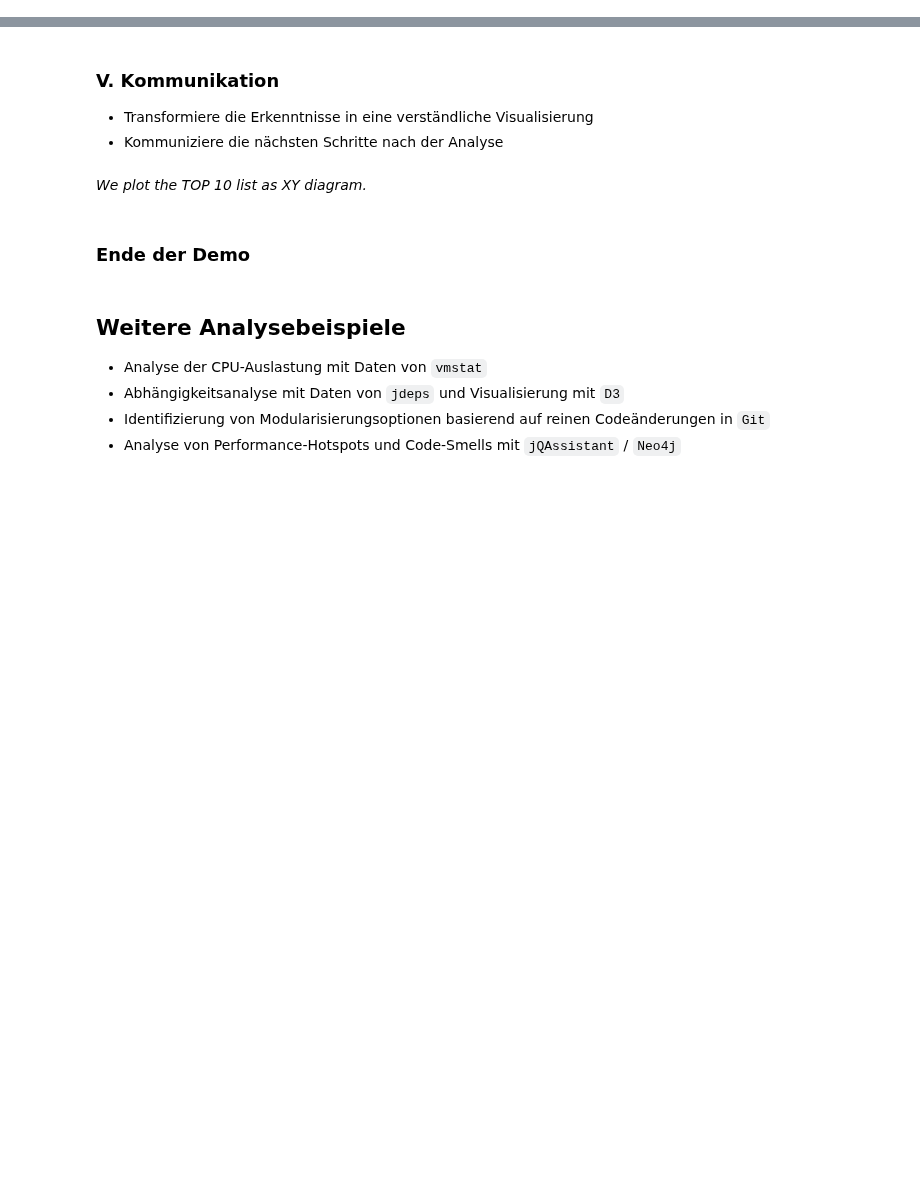
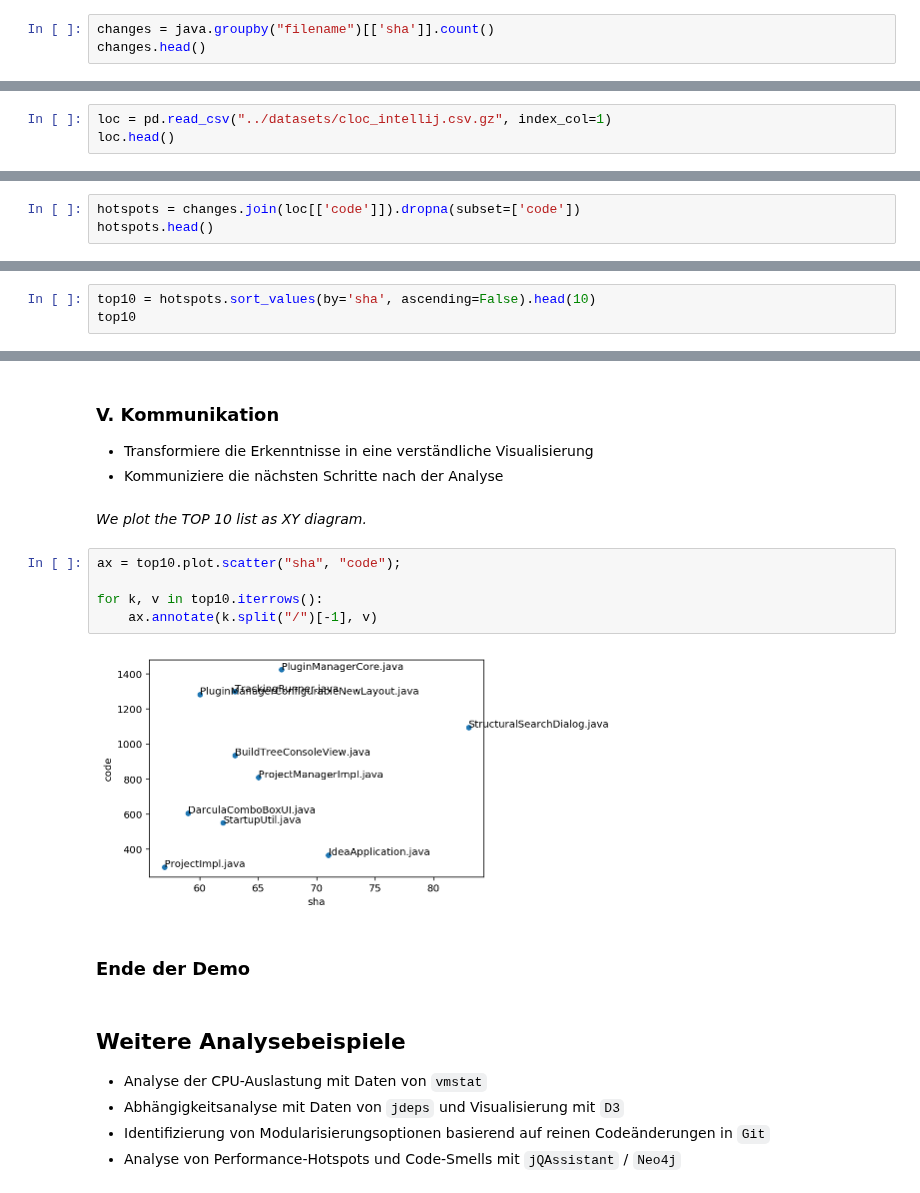
Before and after one commit to feststelltaste/software-analytics, a Jupyter notebook: courses/20191014_ML-Summit/Einfuehrung in Software Analytics (Empty Presentation).ipynb, the cells around one changed output, grey strips where cells are left out. Drawn from its saved outputs; the diff is of its cells as text; blank space fills up the shorter version.

```diff
--- a/courses/20191014_ML-Summit/Einfuehrung in Software Analytics (Empty Presentation).ipynb
+++ b/courses/20191014_ML-Summit/Einfuehrung in Software Analytics (Empty Presentation).ipynb
@@ -449,3 +508,6 @@ Kurse, Videos, Blogs, Bücher und mehr...
 * Verschneide weitere Daten
 # %% [markdown]
 *We aggregate the rows by counting the number of changes per file.*
+# %%
+changes = java.groupby("filename")[['sha']].count()
+changes.head()
@@ -452,2 +522,5 @@ Kurse, Videos, Blogs, Bücher und mehr...
 # %% [markdown]
 *Wir holen Infos über die Code-Zeilen hinzu...*
+# %%
+loc = pd.read_csv("../datasets/cloc_intellij.csv.gz", index_col=1)
+loc.head()
@@ -454,2 +535,5 @@ Kurse, Videos, Blogs, Bücher und mehr...
 # %% [markdown]
 *...und verschneiden diese mit den vorhandenen Daten.*
+# %%
+hotspots = changes.join(loc[['code']]).dropna(subset=['code'])
+hotspots.head()
@@ -459,3 +551,6 @@ Kurse, Videos, Blogs, Bücher und mehr...
 * Mache die zentrale Botschaft / neuen Erkenntnisse deutlich
 # %% [markdown]
 *Wir zeigen nur die TOP 10 Hotspots im Code an.*
+# %%
+top10 = hotspots.sort_values(by='sha', ascending=False).head(10)
+top10
@@ -465,6 +573,13 @@ Kurse, Videos, Blogs, Bücher und mehr...
 * Kommuniziere die nächsten Schritte nach der Analyse
 # %% [markdown]
 *We plot the TOP 10 list as XY diagram.*
+# %%
+ax = top10.plot.scatter("sha", "code");
+
+for k, v in top10.iterrows():
+    ax.annotate(k.split("/")[-1], v)
+# %% [output]
+[figure, added]
 # %% [markdown]
 ### Ende der Demo
 # %% [markdown]
```
Also changed, not shown: parts of 10 cells of this notebook, 3 other files.
